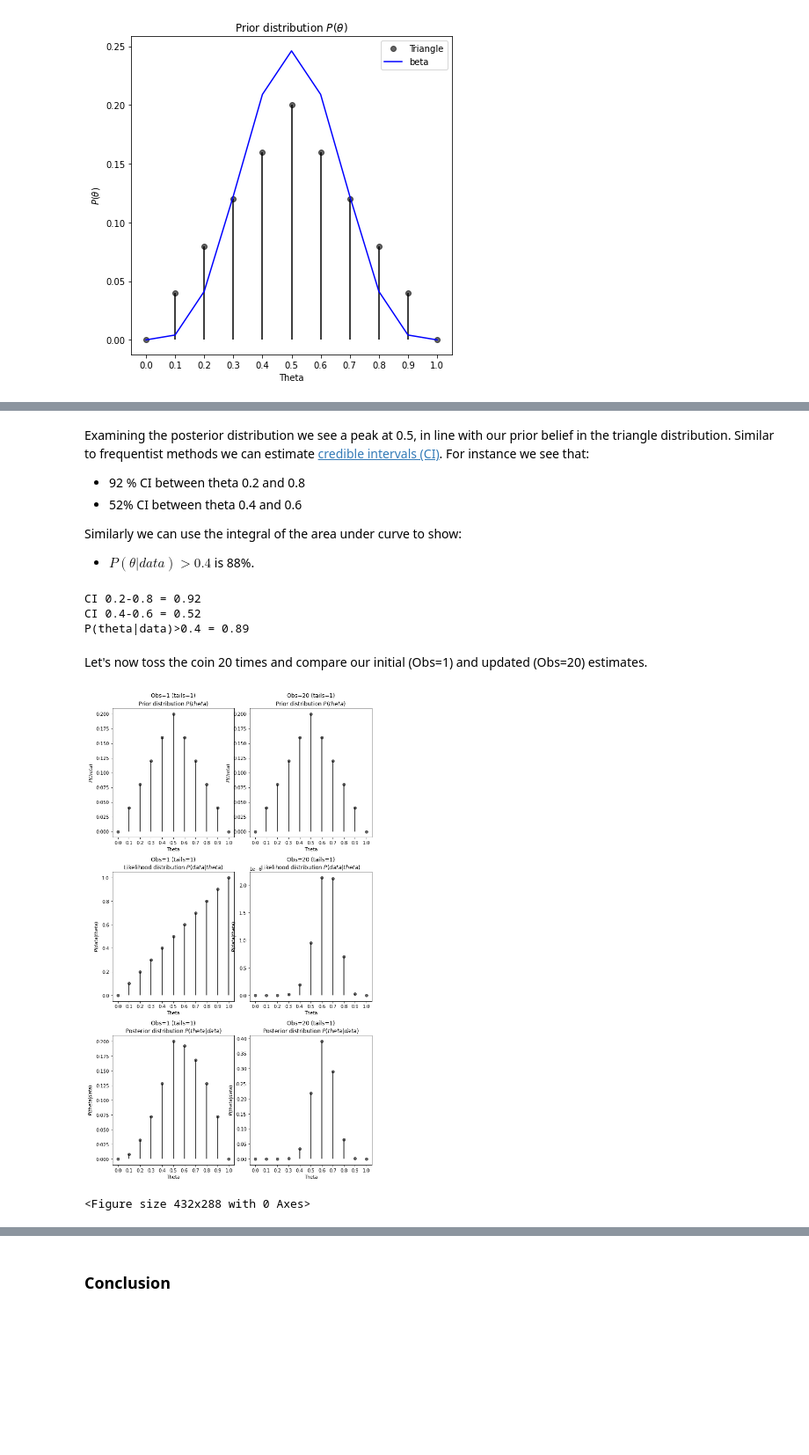
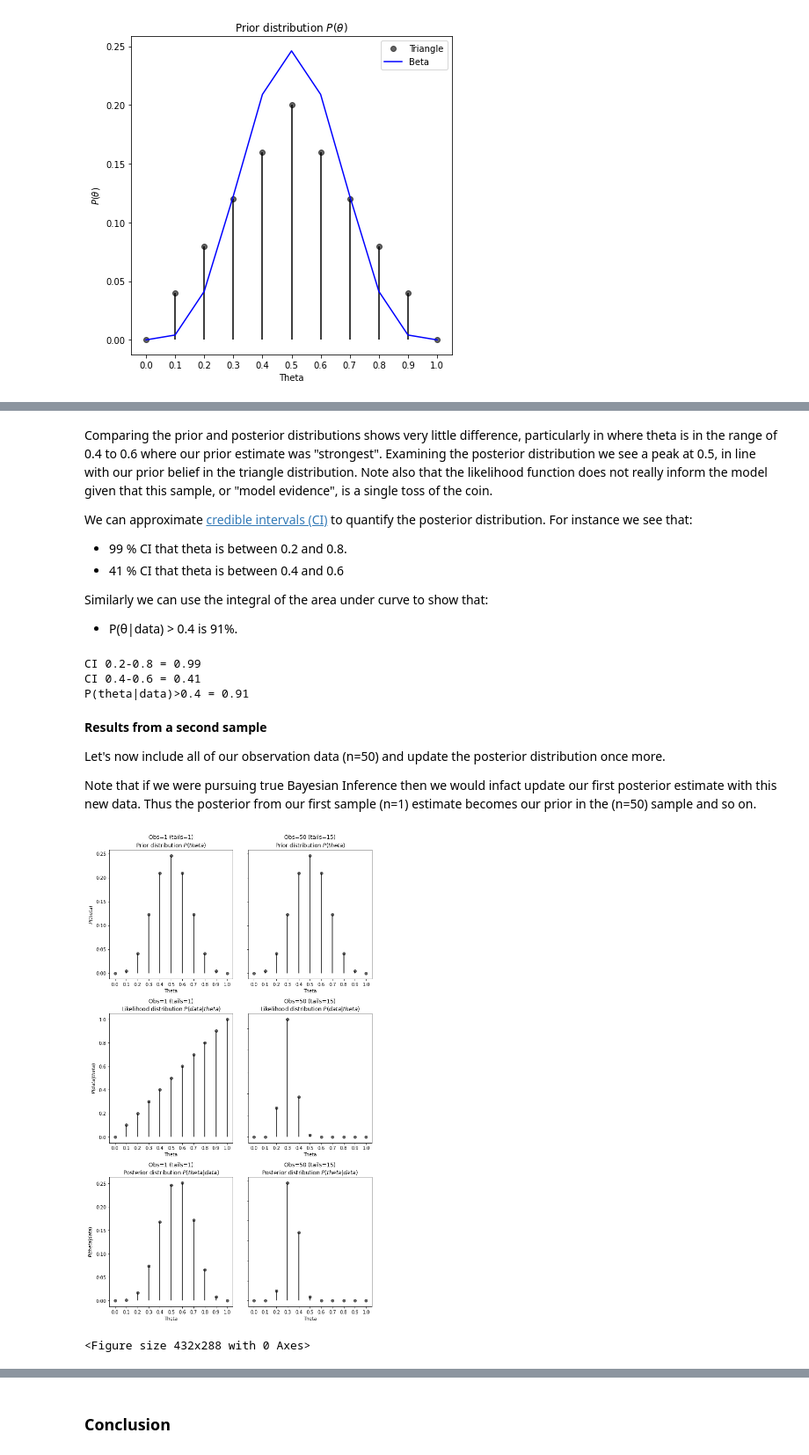
Before and after one commit to bpostance/learn_data_science, a Jupyter notebook: statistics/bayesian-inference/01.0.bayesian-inference-byhand-binomial-Py.ipynb, the cells around one changed output, grey strips where cells are left out. Shown at 88% size. Drawn from its saved outputs; the diff is of its cells as text; code cells hidden in the pictures; blank space fills up the shorter version.

Commit message:
Update: bayes inference plot

```diff
--- a/statistics/bayesian-inference/01.0.bayesian-inference-byhand-binomial-Py.ipynb
+++ b/statistics/bayesian-inference/01.0.bayesian-inference-byhand-binomial-Py.ipynb
@@ -189,39 +220,54 @@ plt.tight_layout()
 # %% [markdown]
-Examining the posterior distribution we see a peak at 0.5, in line with our prior belief in the triangle distribution. Similar to frequentist methods we can estimate [credible intervals (CI)](https://en.wikipedia.org/wiki/Credible_interval#Choosing_a_credible_interval). For instance we see that:
-- 92 % CI between theta 0.2 and 0.8
-- 52% CI between theta 0.4 and 0.6
+Comparing the prior and posterior distributions shows very little difference, particularly in where theta is in the range of 0.4 to 0.6 where our prior estimate was "strongest". Examining the posterior distribution we see a peak at 0.5, in line with our prior belief in the triangle distribution. Note also that the likelihood function does not really inform the model given that this sample, or "model evidence", is a single toss of the coin.
 
-Similarly we can use the integral of the area under curve to show:
-- $P(θ|data) > 0.4$ is 88%.
+We can approximate [credible intervals (CI)](https://en.wikipedia.org/wiki/Credible_interval#Choosing_a_credible_interval) to quantify the posterior distribution. For instance we see that:
+- 99 % CI that theta is between 0.2 and 0.8.
+- 41 % CI that theta is between 0.4 and 0.6
+
+Similarly we can use the integral of the area under curve to show that:
+- P(θ|data) > 0.4 is 91%.
 # %%
 c1,c2,p1 = (
-        df.loc[(df['theta']>=0.20)&(df['theta']<=0.80),'posterior'].sum(),
-        df.loc[(df['theta']>=0.39)&(df['theta']<=0.61),'posterior'].sum(),
-        df.loc[(df['theta']>=0.39),'posterior'].sum()
+        df.loc[(df['theta']>=0.2)&(df['theta']<=0.8),'posterior'].sum(),
+        df.loc[(df['theta']>=0.4)&(df['theta']<=0.6),'posterior'].sum(),
+        df.loc[(df['theta']>=0.4),'posterior'].sum()
 )
 print(f"CI 0.2-0.8 = {c1:.2f}\nCI 0.4-0.6 = {c2:.2f}\nP(theta|data)>0.4 = {p1:.2f}")
 # %% [output]
-CI 0.2-0.8 = 0.92
-CI 0.4-0.6 = 0.52
-P(theta|data)>0.4 = 0.89
+CI 0.2-0.8 = 0.99
+CI 0.4-0.6 = 0.41
+P(theta|data)>0.4 = 0.91
-# %% [markdown]
-Let's now toss the coin 20 times and compare our initial (Obs=1) and updated (Obs=20) estimates.
+# %% [markdown]
+**Results from a second sample**
+
+Let's now include all of our  observation data (n=50) and update the posterior distribution once more.
+
+Note that if we were pursuing true Bayesian Inference then we would infact update our first posterior estimate with this new data. Thus the posterior from our first sample (n=1) estimate becomes our prior in the (n=50) sample and so on.
 # %%
-trials, tails, heads = 20,13,7
+# observation data
+trials = 50
+tails = 15
+heads = trials-tails
+
 df = pd.DataFrame({'tails':tails,
                    'heads':heads,
                    'theta':theta,
-                   'prior':priors,
+                   'prior':priors_bb,
                    'likelihood':[(x**tails) * (1-x)**heads for x in theta],
                    'binom':binom.pmf(tails,trials,theta),
                   })
 df['marginal'] = np.sum(df['likelihood']*df['prior'])
 df['posterior'] = (df['likelihood']*df['prior']) / df['marginal']
-plot_p(axs[0,1],df,'theta','prior','Obs=20 (tails=1)\nPrior distribution',ylab='$P(theta)$')
-plot_p(axs[1,1],df,'theta','likelihood','Obs=20 (tails=1)\nLikelihood distribution',ylab='$P(data|theta)$')
-plot_p(axs[2,1],df,'theta','posterior','Obs=20 (tails=1)\nPosterior distribution',ylab='$P(theta|data)$')
-plt.tight_layout()
+plot_p(axs[0,1],df,'theta','prior',f'Obs={trials} (tails={tails})\nPrior distribution',ylab='$P(theta)$')
+plot_p(axs[1,1],df,'theta','likelihood',f'Obs={trials} (tails={tails})\nLikelihood distribution',ylab='$P(data|theta)$')
+plot_p(axs[2,1],df,'theta','posterior',f'Obs={trials} (tails={tails})\nPosterior distribution',ylab='$P(theta|data)$')
+
+for ax in axs[:,1]:
+    ax.set_ylabel('')
+    ax.set_yticklabels('')
+
+plt.tight_layout();
 fig
 # %% [output]
-[figure, old version]
+[figure, new version]
 <Figure size 432x288 with 0 Axes>
```
Also changed, not shown: parts of 21 cells of this notebook.
